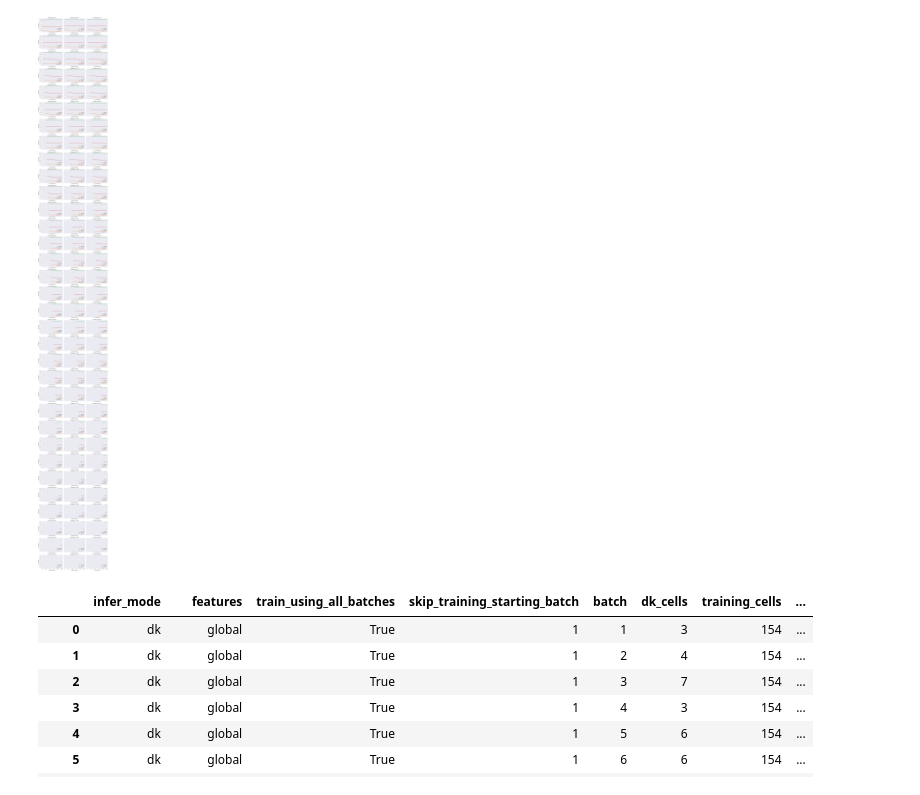
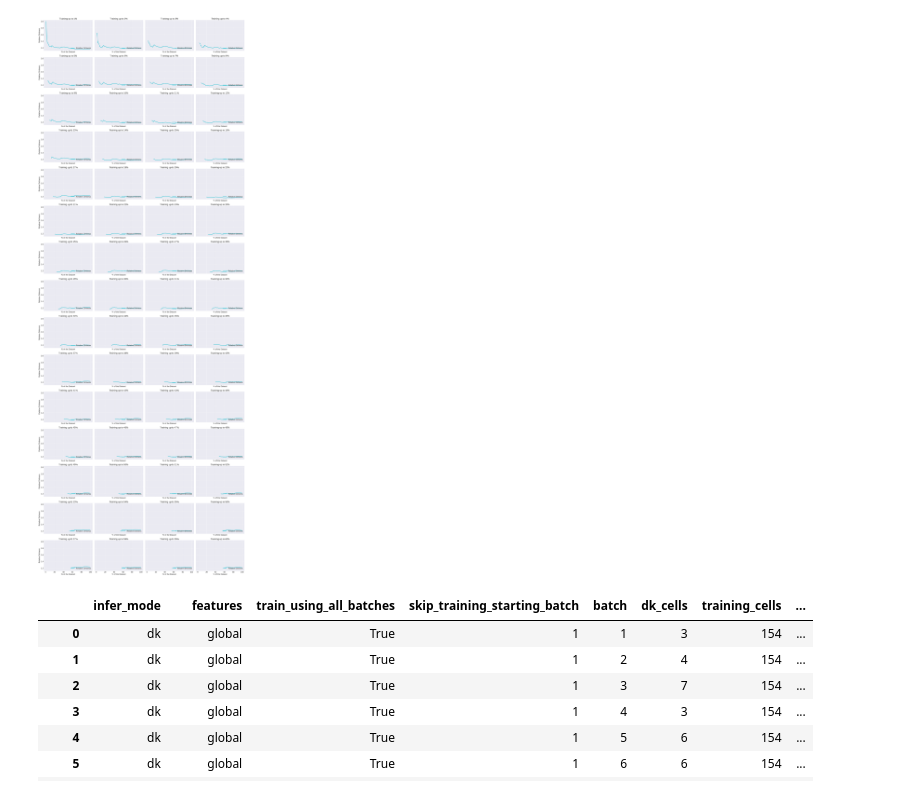
Before and after one commit to oliveiraph17/holoclean-incremental, a Jupyter notebook: experimental_results/quality_charts.ipynb, the cells around one changed output. Cells and saved outputs as stored; diff of their text form; code cells hidden in the pictures.

```diff
--- a/experimental_results/quality_charts.ipynb
+++ b/experimental_results/quality_charts.ipynb
@@ -96,8 +96,8 @@ def plot_charts_acc(df_list, attribute=None, chart_type=1):
     count = 0
     prev_values = {'total_errors':  0, 'correct_repairs': 0, 'total_repairs_grdt': 0, messed_cells: 0}
 
-    chart_rows = 33
-    chart_columns = 3
+    chart_rows = 15
+    chart_columns = 4
     fig, axes = plt.subplots(chart_rows, chart_columns,
                              sharex=True,
                              sharey=True,
@@ -151,8 +151,8 @@ def plot_charts_acc(df_list, attribute=None, chart_type=1):
                                 data=current_df, marker='', color=palette(8), label='Cells Messed up', linewidth=3)
                 y_label = 'Accumulated Number'
 
-            elif chart_type == 3
-                Relative dirtiness (i.e., how much cleaner/dirtier the dataset becomes)
+            elif chart_type == 3:
+                # Relative dirtiness (i.e., how much cleaner/dirtier the dataset becomes)
                 axes[i, j].plot(infer, 'relative_dirtiness',
                                 data=current_df, marker='', color=palette(9), label='Relative Dirtiness', linewidth=3)
                 y_label = 'Relative Dirtiness'
@@ -182,20 +182,20 @@ palette = plt.get_cmap('tab10')
 # %%
 ########################################
 # Charts: Analysis
 ########################################
 
 # An attribute name or None.
 attribute = None
 
 # Chart type: 1=PxR; 2=Errors; 3=Relative Dirtiness
 chart_type = 3
 
 # 1st argument: 'dk' or 'all'.
 # 2nd argument: 'incremental' or 'global'.
 
-plot_charts_acc(setup_dataframes('nypd6', 'all', 'incremental', attribute), attribute)
+plot_charts_acc(setup_dataframes('soccer', 'all', 'incremental', attribute), attribute, chart_type)
 # %% [output]
-[figure, old version]
+[figure, new version]
 # %%
 dataset_name = 'hospital'
 df = pd.read_csv(dataset_name + '/monitoring_quality_log.csv', sep=';')
```
Also changed, not shown: parts of 1 cell of this notebook, 3 other files.
